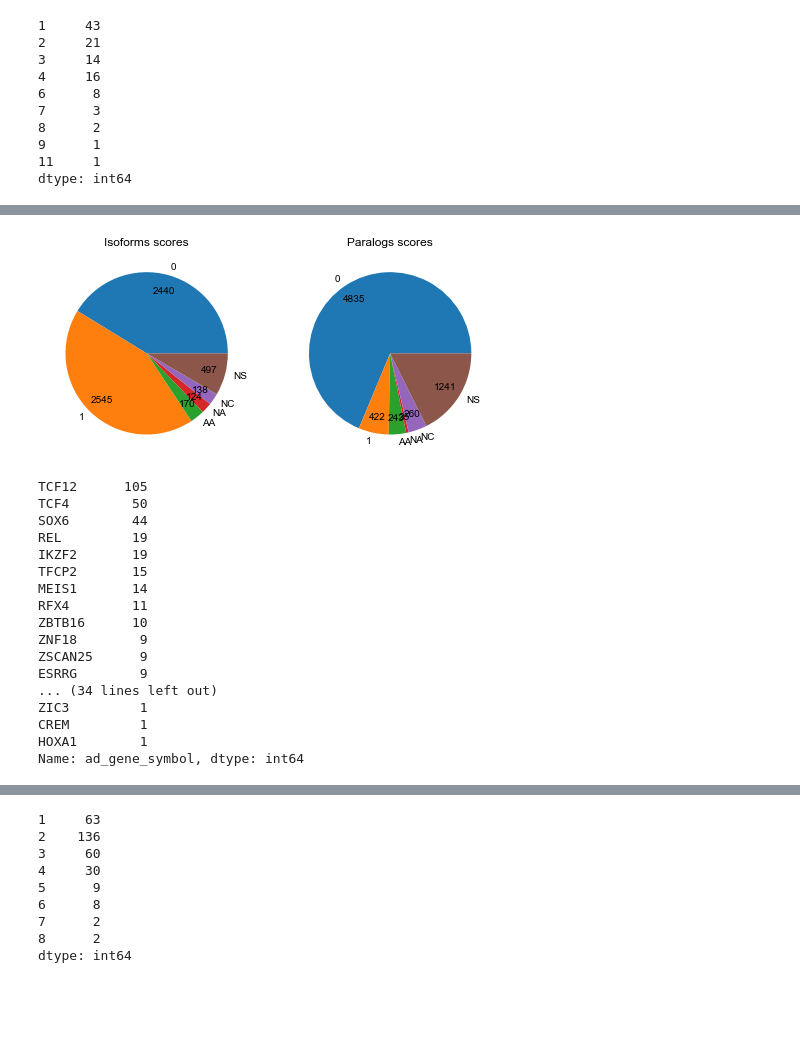
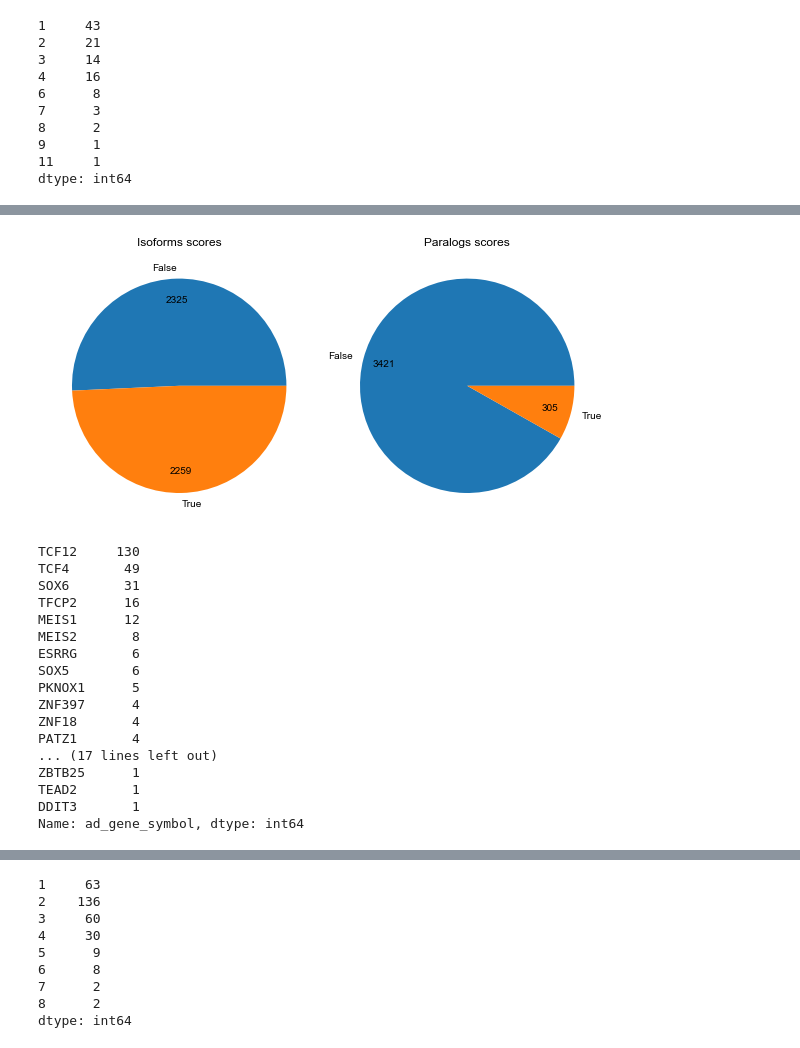
Before and after one commit to CCSB-DFCI/TF_isoforms_paper, a Jupyter notebook: src/paralog_ppi_data.ipynb, the cells around one changed output, grey strips where cells are left out. Saved outputs shown, nothing was run; the diff lists cells and outputs as text; code cells hidden in the pictures; blank space fills up the shorter version.

```diff
--- a/src/paralog_ppi_data.ipynb
+++ b/src/paralog_ppi_data.ipynb
@@ -277,54 +276,54 @@ print((pairs['tf_gene_a'].isin(clones['gene'].unique()) &
 # %%
 # do we find PPIs for every pair?
 
 
 fig, axs = plt.subplots(1, 2)
 fig.set_size_inches(8, 4)
 
-counts = y2h.loc[(y2h['category'] == 'tf_isoform_ppis'), 'score'].value_counts().sort_index()
+counts = y2h.loc[(y2h['category'] == 'tf_isoform_ppis'), 'Y2H_result'].value_counts().sort_index()
 
 def absolute_value(val):
     return int(np.round(val / 100. * counts.sum(), 0))
 
 counts.plot.pie(autopct=absolute_value, ax=axs[0],
                 pctdistance=0.8)
 
-counts = y2h.loc[y2h['category'].isin(['tf_paralog_ppis', 'paralog_with_PDI', 'non_paralog_control']), 'score'].value_counts().sort_index()
+counts = y2h.loc[y2h['category'].isin(['tf_paralog_ppis', 'paralog_with_PDI', 'non_paralog_control']), 'Y2H_result'].value_counts().sort_index()
 
 def absolute_value(val):
     return int(np.round(val / 100. * counts.sum(), 0))
 
 counts.plot.pie(autopct=absolute_value, ax=axs[1],
                 pctdistance=0.8)
 
 axs[0].set_title('Isoforms scores')
 axs[1].set_title('Paralogs scores')
 for ax in axs:
     ax.set_ylabel('')
 plt.savefig('../figures/Y2H_scores-by-experiment_pie.pdf',
             bbox_inches='tight')
 # %% [output]
-[figure, old version]
+[figure, new version]
 # %%
 y2h.loc[y2h['category'].isin(['tf_paralog_ppis', 'paralog_with_PDI', 'non_paralog_control']) &
-        (y2h['score'] == '1'), 'ad_gene_symbol'].value_counts()
+        (y2h['Y2H_result'] == True), 'ad_gene_symbol'].value_counts()
 # %% [output]
-TCF12      105
-TCF4        50
-SOX6        44
-REL         19
-IKZF2       19
-TFCP2       15
-MEIS1       14
-RFX4        11
-ZBTB16      10
-ZNF18        9
-ZSCAN25      9
-ESRRG        9
-... (34 lines left out)
-ZIC3         1
-CREM         1
-HOXA1        1
+TCF12     130
+TCF4       49
+SOX6       31
+TFCP2      16
+MEIS1      12
+MEIS2       8
+ESRRG       6
+SOX5        6
+PKNOX1      5
+ZNF397      4
+ZNF18       4
+PATZ1       4
+... (17 lines left out)
+ZBTB25      1
+TEAD2       1
+DDIT3       1
 Name: ad_gene_symbol, dtype: int64
 # %%
 # pie chart by gene
```
Also changed, not shown: parts of 28 cells of this notebook, 5 other files.
